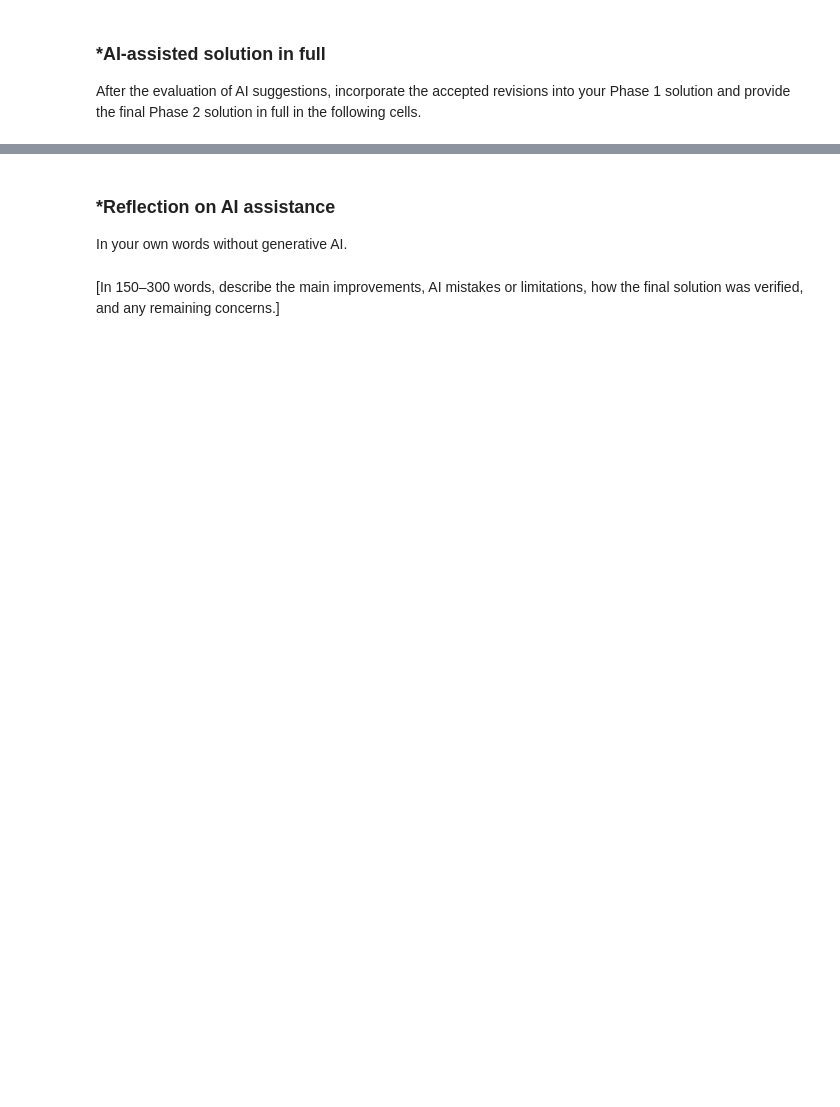
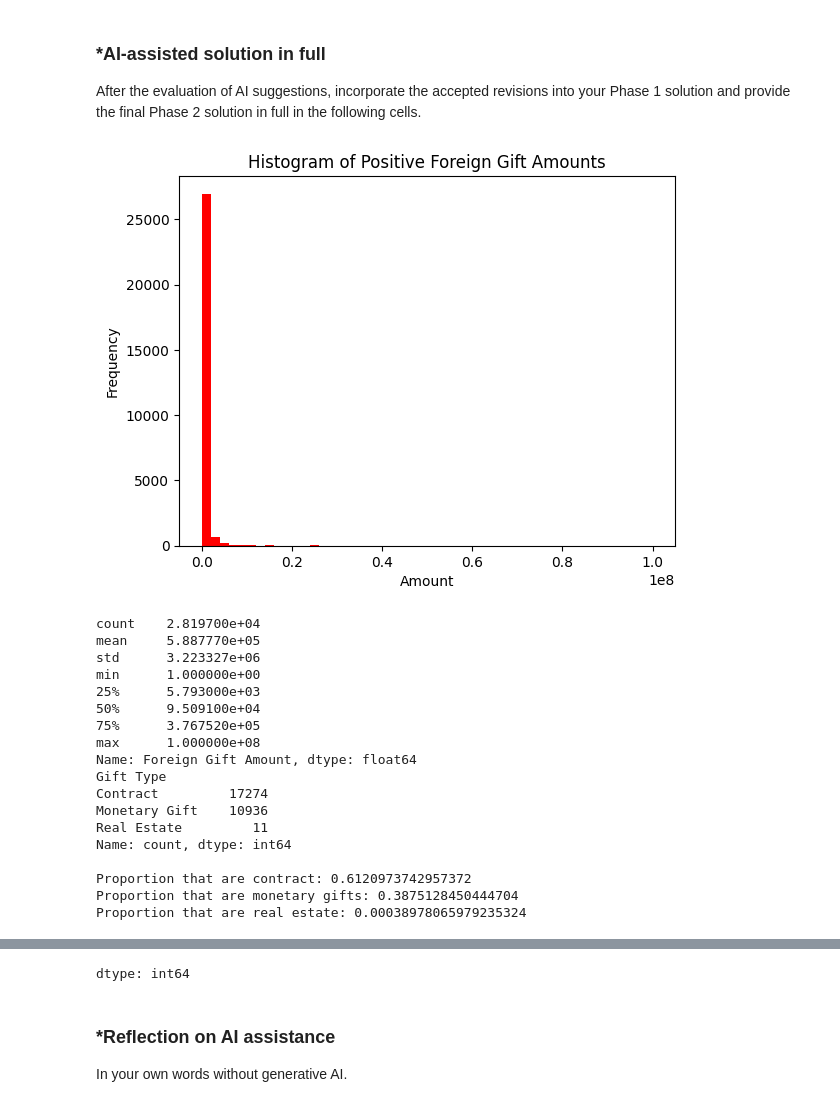
Before and after one commit to willhk10-uva/A02-eda-and-visualization, a Jupyter notebook: notebook.ipynb, the cells around one changed output, grey strips where cells are left out. Drawn from its saved outputs; the diff is of its cells as text; code cells hidden in the pictures; blank space fills up the shorter version.

Commit message:
Phase 2 Work

```diff
--- a/notebook.ipynb
+++ b/notebook.ipynb
@@ -200,0 +202,72 @@ After the evaluation of AI suggestions, incorporate the accepted revisions into
+# %%
+# Your Phase 2 solution to the problem goes here.
+import pandas as pd
+import numpy as np
+import matplotlib.pyplot as plt
+import seaborn as sns
+
+# --- Q2.2 (Corrected) ---
+# Filter out non-positive values to handle anomalies/errors
+df_positive = foreign_gifts[foreign_gifts['Foreign Gift Amount'] > 0]['Foreign Gift Amount']
+
+plt.hist(df_positive, bins=50, color="red")
+plt.title("Histogram of Positive Foreign Gift Amounts")
+plt.xlabel("Amount")
+plt.ylabel("Frequency")
+plt.show()
+
+print(df_positive.describe())
+'''By removing negative values (which might represent corrections or errors) and zeros, we get a clearer picture. The distribution is still highly right-skewed with a few extremely large gifts.'''
+
+# --- Q2.3 (Corrected) ---
+gt = foreign_gifts['Gift Type']
+gt_counts = gt.value_counts()
+print(gt_counts)
+
+total_gifts = gt.count()
+print("\nProportion that are contract:", gt_counts.get('Contract', 0) / total_gifts)
+print("Proportion that are monetary gifts:", gt_counts.get('Monetary Gift', 0) / total_gifts)
+print("Proportion that are real estate:", gt_counts.get('Real Estate', 0) / total_gifts)
+
+# --- Q2.4 (Corrected) ---
+# Using df_positive to avoid log10(<=0) issues
+plt.figure()
+ax = sns.kdeplot(x=np.log10(df_positive), hue=foreign_gifts.loc[df_positive.index, 'Gift Type'], fill=True, color="blue", linewidth=2)
+plt.title("KDE of Log(Foreign Gift Amount) by Gift Type")
+plt.xlabel("Log10(Amount)")
+plt.show()
+
+'''By taking the log of only the strictly positive gift amounts, we avoid the RuntimeWarning. The distributions of log-amounts appear somewhat similar across gift types, but contracts may have a slightly different peak than monetary gifts.'''
+
+# --- Q2.5 (Unchanged) ---
+var = foreign_gifts['Country of Giftor']
+var1 = foreign_gifts["Foreign Gift Amount"]
+top_count = var.value_counts().head(15)
+top_value = var1.groupby(var).sum().nlargest(15)
+
+summary = pd.concat({"num_gifts": top_count, "total_value": top_value}, axis=1)
+print(summary)
+
+# --- Q2.6 (Unchanged) ---
+top_giftors = foreign_gifts.groupby('Giftor Name')['Foreign Gift Amount'].sum().nlargest(10)
+display(top_giftors)
+# %% [output]
+[figure, added]
+count    2.819700e+04
+mean     5.887770e+05
+std      3.223327e+06
+min      1.000000e+00
+25%      5.793000e+03
+50%      9.509100e+04
+75%      3.767520e+05
+max      1.000000e+08
+Name: Foreign Gift Amount, dtype: float64
+Gift Type
+Contract         17274
+Monetary Gift    10936
+Real Estate         11
+Name: count, dtype: int64
+
+Proportion that are contract: 0.6120973742957372
+Proportion that are monetary gifts: 0.3875128450444704
+Proportion that are real estate: 0.00038978065979235324
@@ -201,5 +304,4 @@ After the evaluation of AI suggestions, incorporate the accepted revisions into
+dtype: int64
 # %% [markdown]
 ### *Reflection on AI assistance
 In your own words without generative AI.
-# %% [markdown]
-[In 150–300 words, describe the main improvements, AI mistakes or limitations, how the final solution was verified, and any remaining concerns.]
```
Also changed, not shown: parts of 11 cells of this notebook.
